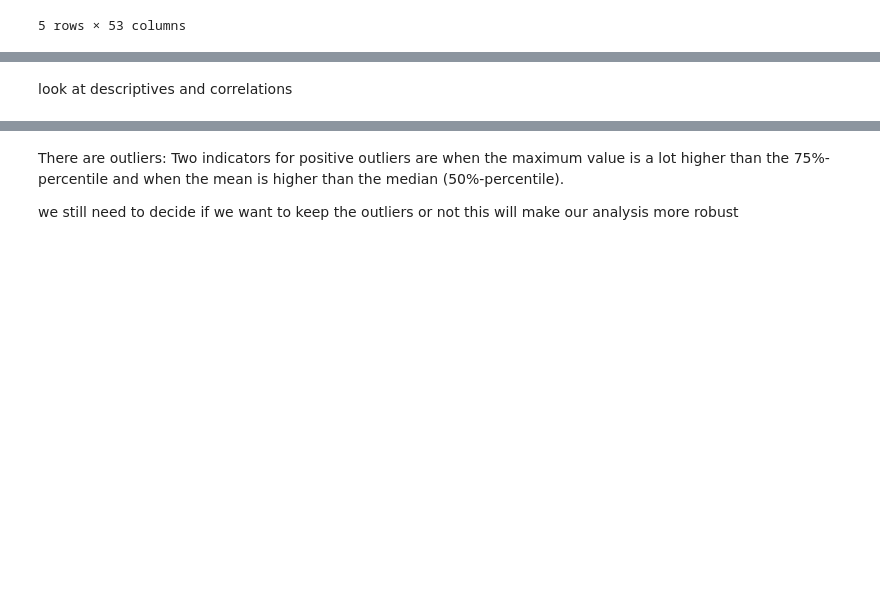
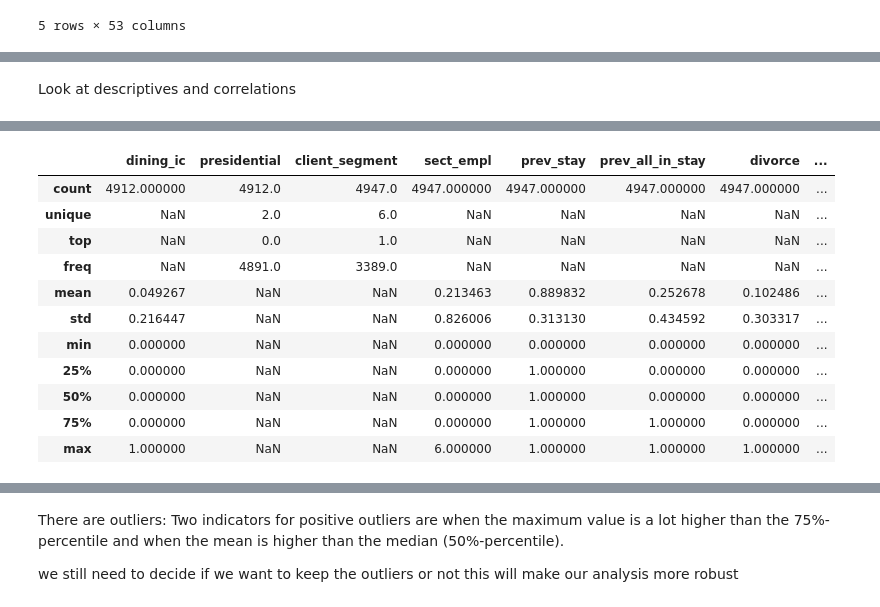
Before and after one commit to Vicba/SchoolProject, a Jupyter notebook: Project.ipynb, the cells around one changed output, grey strips where cells are left out. Drawn from its saved outputs; the diff is of its cells as text; code cells hidden in the pictures; blank space fills up the shorter version.

```diff
--- a/Project.ipynb
+++ b/Project.ipynb
@@ -50,3 +91,3 @@ df[['gender','married_cd','client_segment','presidential','company_ic','retired'
 # %% [markdown]
-look at descriptives and correlations
+Look at descriptives and correlations
 # %%
@@ -64,3 +105,18 @@ df.iloc[:,0:15].describe(include='all')
 | 50% | 469.000000 | 52.000000 | 1889.000000 | 0.000000 | 0.000000 | 1500.000000 | 0.000000 | 0.000000 | ... |
 | 75% | 1688.000000 | 810.000000 | 3165.500000 | 0.000000 | 0.000000 | 5000.000000 | 0.000000 | 0.000000 | ... |
 | max | 360577.000000 | 150537.000000 | 100577.000000 | 14866.000000 | 10.000000 | 30000.000000 | 1.000000 | 1.000000 | ... |
+# %%
+df.iloc[:,20:40].describe(include='all')
+# %% [output]
+|  | dining_ic | presidential | client_segment | sect_empl | prev_stay | prev_all_in_stay | divorce | ... |
+| count | 4912.000000 | 4912.0 | 4947.0 | 4947.000000 | 4947.000000 | 4947.000000 | 4947.000000 | ... |
+| unique | NaN | 2.0 | 6.0 | NaN | NaN | NaN | NaN | ... |
+| top | NaN | 0.0 | 1.0 | NaN | NaN | NaN | NaN | ... |
+| freq | NaN | 4891.0 | 3389.0 | NaN | NaN | NaN | NaN | ... |
+| mean | 0.049267 | NaN | NaN | 0.213463 | 0.889832 | 0.252678 | 0.102486 | ... |
+| std | 0.216447 | NaN | NaN | 0.826006 | 0.313130 | 0.434592 | 0.303317 | ... |
+| min | 0.000000 | NaN | NaN | 0.000000 | 0.000000 | 0.000000 | 0.000000 | ... |
+| 25% | 0.000000 | NaN | NaN | 0.000000 | 1.000000 | 0.000000 | 0.000000 | ... |
+| 50% | 0.000000 | NaN | NaN | 0.000000 | 1.000000 | 0.000000 | 0.000000 | ... |
+| 75% | 0.000000 | NaN | NaN | 0.000000 | 1.000000 | 1.000000 | 0.000000 | ... |
+| max | 1.000000 | NaN | NaN | 6.000000 | 1.000000 | 1.000000 | 1.000000 | ... |
```
Also changed, not shown: parts of 15 cells of this notebook, 1 other file.
